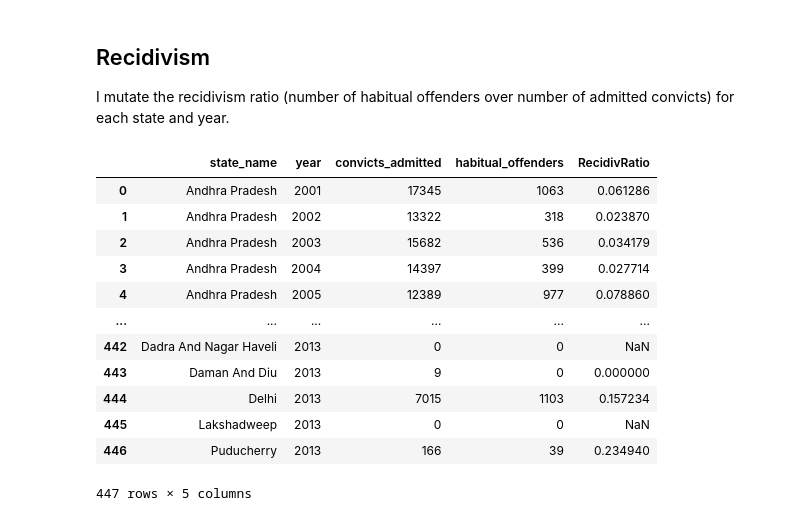
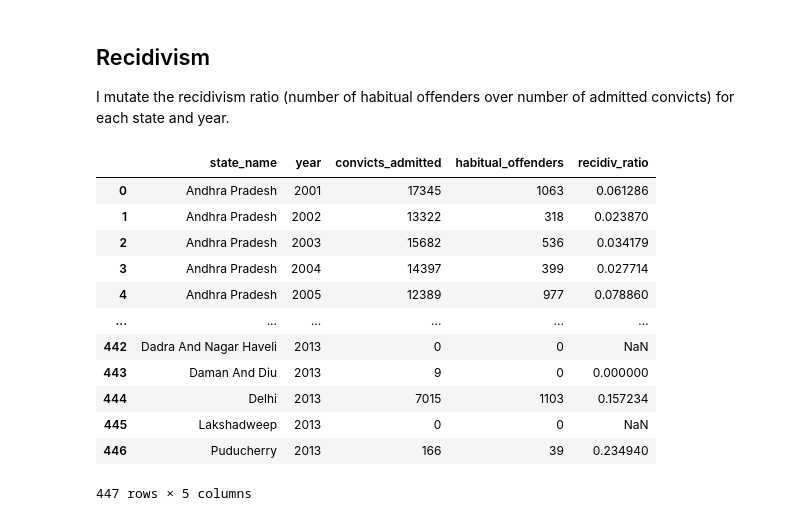
Before and after one commit to hungf8342/indian_prison_recidivism, a Jupyter notebook: DataCleaning.ipynb, the cells around one changed output. Saved outputs shown, nothing was run; the diff lists cells and outputs as text; code cells hidden in the pictures.

```diff
--- a/DataCleaning.ipynb
+++ b/DataCleaning.ipynb
@@ -122,11 +445,11 @@ Caste
 
 I mutate the recidivism ratio (number of habitual offenders over number of admitted convicts) for each state and year.
 # %%
-Recidivism = Recidivism.assign(RecidivRatio= \
+Recidivism_fin = Recidivism.assign(recidiv_ratio= \
                   lambda df: df["habitual_offenders"]/df["convicts_admitted"])
-Recidivism
+Recidivism_fin
 # %% [output]
-|  | state_name | year | convicts_admitted | habitual_offenders | RecidivRatio |
+|  | state_name | year | convicts_admitted | habitual_offenders | recidiv_ratio |
 | 0 | Andhra Pradesh | 2001 | 17345 | 1063 | 0.061286 |
 | 1 | Andhra Pradesh | 2002 | 13322 | 318 | 0.023870 |
 | 2 | Andhra Pradesh | 2003 | 15682 | 536 | 0.034179 |
```
Also changed, not shown: parts of 39 cells of this notebook, 3 other files.
